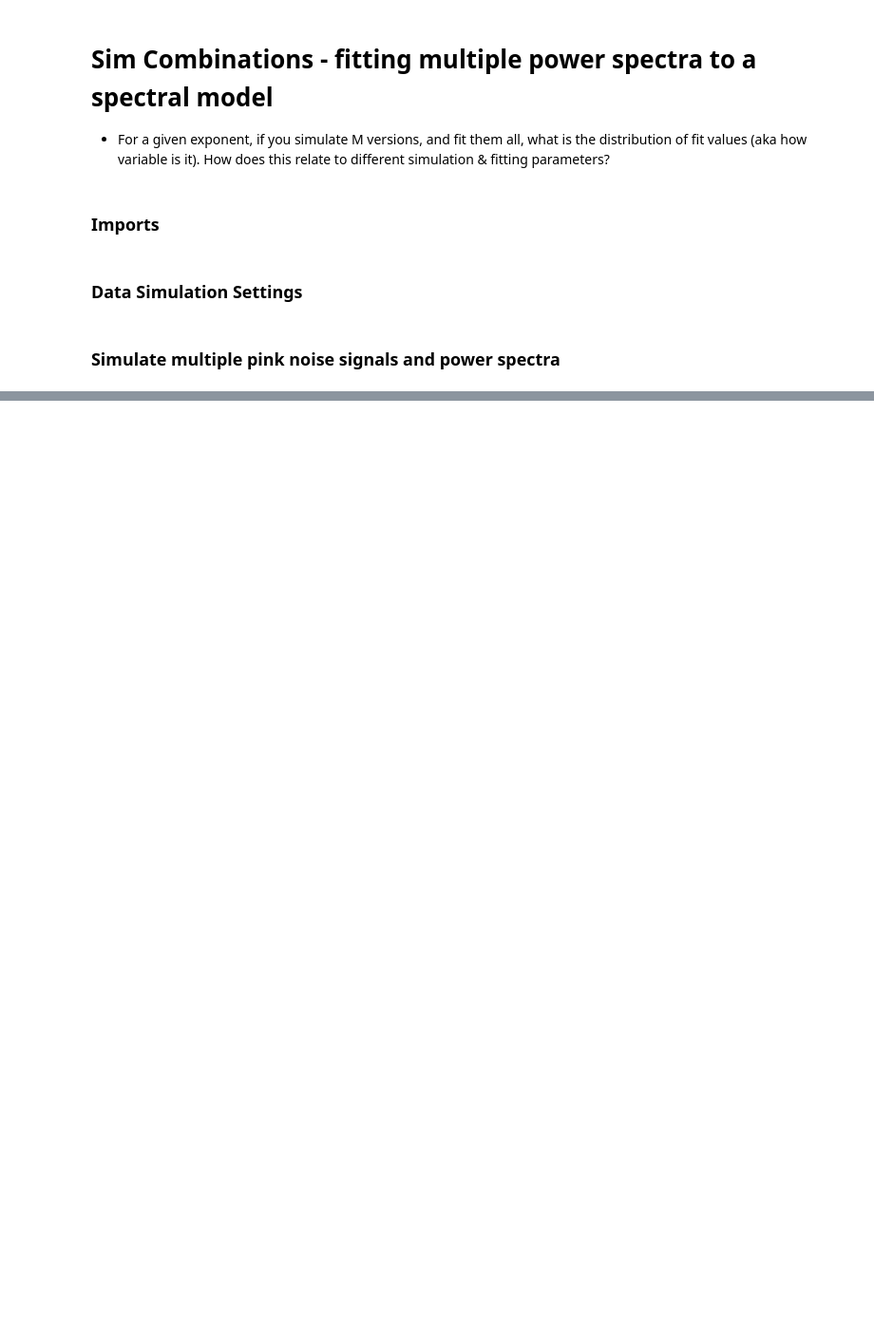
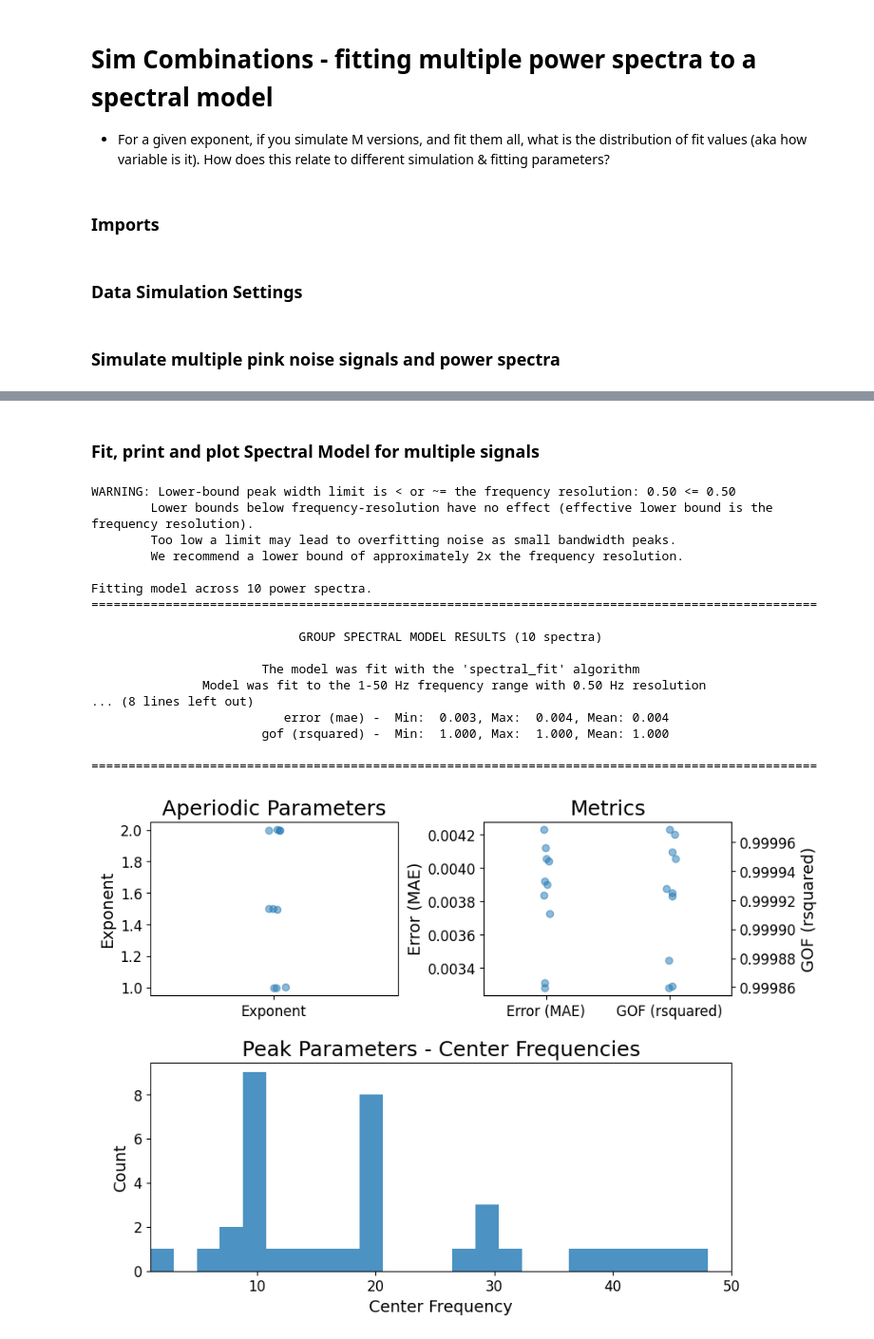
Before and after one commit to chloehooper18/DissertationSimulations, a Jupyter notebook: SimCombination_FittingMultipleSignals.ipynb, the cells around one changed output, grey strips where cells are left out. Shown at 95% size. Drawn from its saved outputs; the diff is of its cells as text; code cells hidden in the pictures; blank space fills up the shorter version.

```diff
--- a/SimCombination_FittingMultipleSignals.ipynb
+++ b/SimCombination_FittingMultipleSignals.ipynb
@@ -76,0 +121,36 @@ Fitting model across 25 power spectra.
+# %%
+ap_opts = param_sampler([[0, 1.0], [0, 1.5], [0, 2]])
+pe_opts = param_sampler([[], [10, 0.5, 1], [10, 0.5, 1, 20, 0.25, 1]])
+freqs_r, powers_r = sim_group_power_spectra(10, [1, 50],
+                                        {'fixed' : ap_opts}, {'gaussian' : pe_opts})
+# %% [markdown]
+### Fit, print and plot Spectral Model for multiple signals
+# %%
+# Fit model
+fg = SpectralGroupModel()
+fg.fit(freqs_r, powers_r)
+
+# Print model results
+fg.print_results()
+
+# Plot a summary of the results across the group
+fg.plot()
+# %% [output]
+WARNING: Lower-bound peak width limit is < or ~= the frequency resolution: 0.50 <= 0.50
+        Lower bounds below frequency-resolution have no effect (effective lower bound is the frequency resolution).
+        Too low a limit may lead to overfitting noise as small bandwidth peaks.
+        We recommend a lower bound of approximately 2x the frequency resolution.
+
+Fitting model across 10 power spectra.
+==================================================================================================
+
+                            GROUP SPECTRAL MODEL RESULTS (10 spectra)
+
+                       The model was fit with the 'spectral_fit' algorithm
+               Model was fit to the 1-50 Hz frequency range with 0.50 Hz resolution
+... (8 lines left out)
+                          error (mae) -  Min:  0.003, Max:  0.004, Mean: 0.004
+                       gof (rsquared) -  Min:  1.000, Max:  1.000, Mean: 1.000
+
+==================================================================================================
+[figure, added]
```
Also changed, not shown: parts of 9 cells of this notebook.
